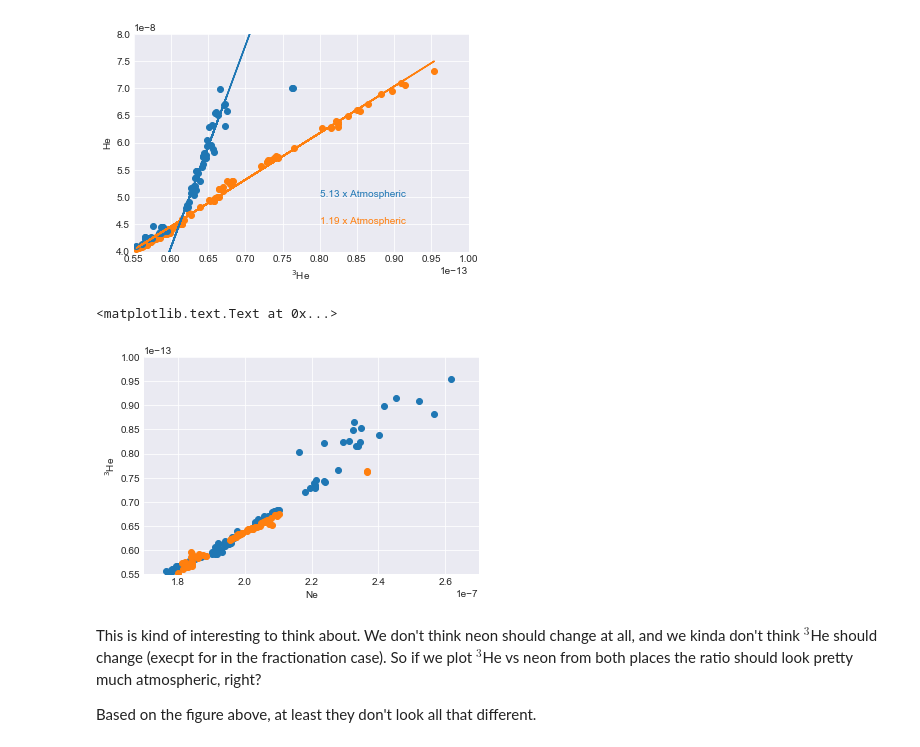
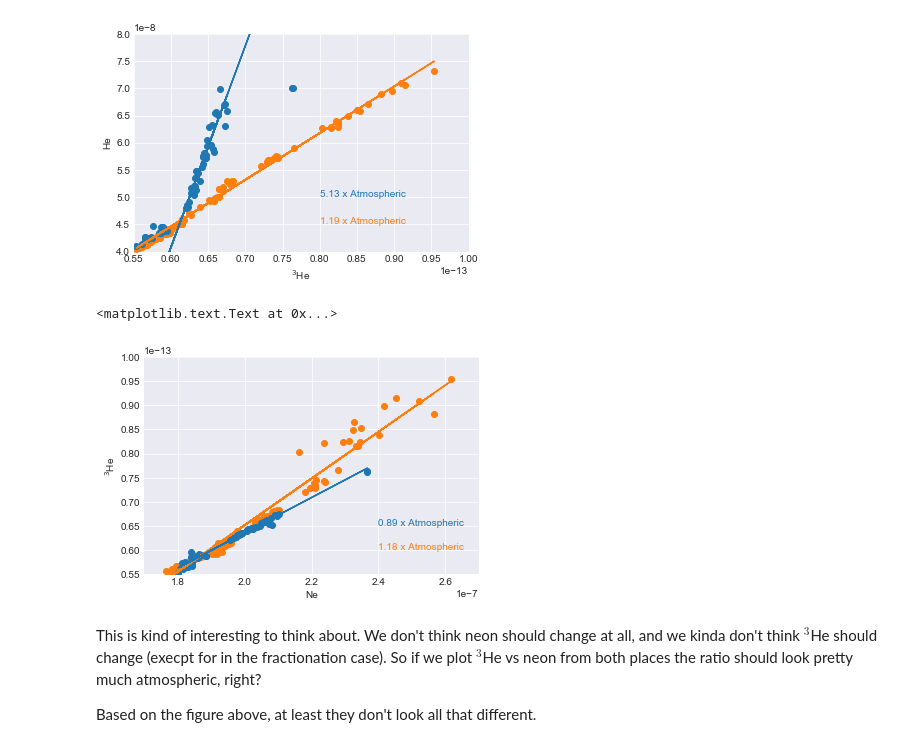
Before and after one commit to nlbeaird/NG_compare, a Jupyter notebook: NG_compare.ipynb, the cells around one changed output. Saved outputs shown, nothing was run; the diff lists cells and outputs as text; code cells hidden in the pictures.

Commit message:
add 3he-ne regressions

```diff
--- a/NG_compare.ipynb
+++ b/NG_compare.ipynb
@@ -152,17 +152,43 @@ plt.xlabel('$^3$He')
 # %% [output]
 <matplotlib.text.Text at 0x...>
 [figure]
-# %%
-plt.scatter(SERMdata.CNe, SERMdata.C3He)
-plt.scatter(WGdata.CNe, WGdata.C3He)
-plt.ylim([5.5e-14, 10e-14])
-plt.xlim([1.7e-7, 2.7e-7])
-
-plt.xlabel('Ne')
-plt.ylabel('$^3$He')
-# %% [output]
-<matplotlib.text.Text at 0x...>
-[figure, removed]
+# %%
+
+
+Smodel = LinearRegression(fit_intercept=True)
+Smodel.fit(SERMdata.CNe[:, np.newaxis], SERMdata.C3He)
+Syfit = Smodel.predict(SERMdata.CNe[:, np.newaxis])
+
+
+Amodel = LinearRegression(fit_intercept=True)
+Amodel.fit(WGdata.CNe[ :, np.newaxis], WGdata.C3He)
+Ayfit = Amodel.predict(WGdata.CNe[:, np.newaxis])
+
+
+atm_r = 81.28e-14/19.89e-7
+
+ATM_mult_ata = Amodel.coef_/(atm_r)
+ATM_mult_serm = Smodel.coef_/(atm_r)
+
+fig = plt.figure()
+ax = fig.add_subplot(111)
+
+plt.scatter(SERMdata.CNe, SERMdata.C3He, color='tab:orange')
+plt.plot(SERMdata.CNe, Syfit,color='tab:orange')
+plt.scatter(WGdata.CNe, WGdata.C3He, color='tab:blue')
+plt.plot(WGdata.CNe, Ayfit, color='tab:blue')
+plt.ylim([5.5e-14, 10e-14])
+plt.xlim([1.7e-7, 2.7e-7])
+
+ax.text(2.4e-7, 0.65e-13,'%.2f x Atmospheric' % ATM_mult_ata, color='tab:blue')
+ax.text(2.4e-7, 0.60e-13,'%.2f x Atmospheric' % ATM_mult_serm, color='tab:orange')
+
+
+plt.xlabel('Ne')
+plt.ylabel('$^3$He')
+# %% [output]
+<matplotlib.text.Text at 0x...>
+[figure, added]
 # %% [markdown]
 This is kind of interesting to think about. We don't think neon should change at all, and we kinda don't think $^3$He should change (execpt for in the fractionation case). So if we plot $^3$He vs neon from both places the ratio should look pretty much atmospheric, right?
 
```
